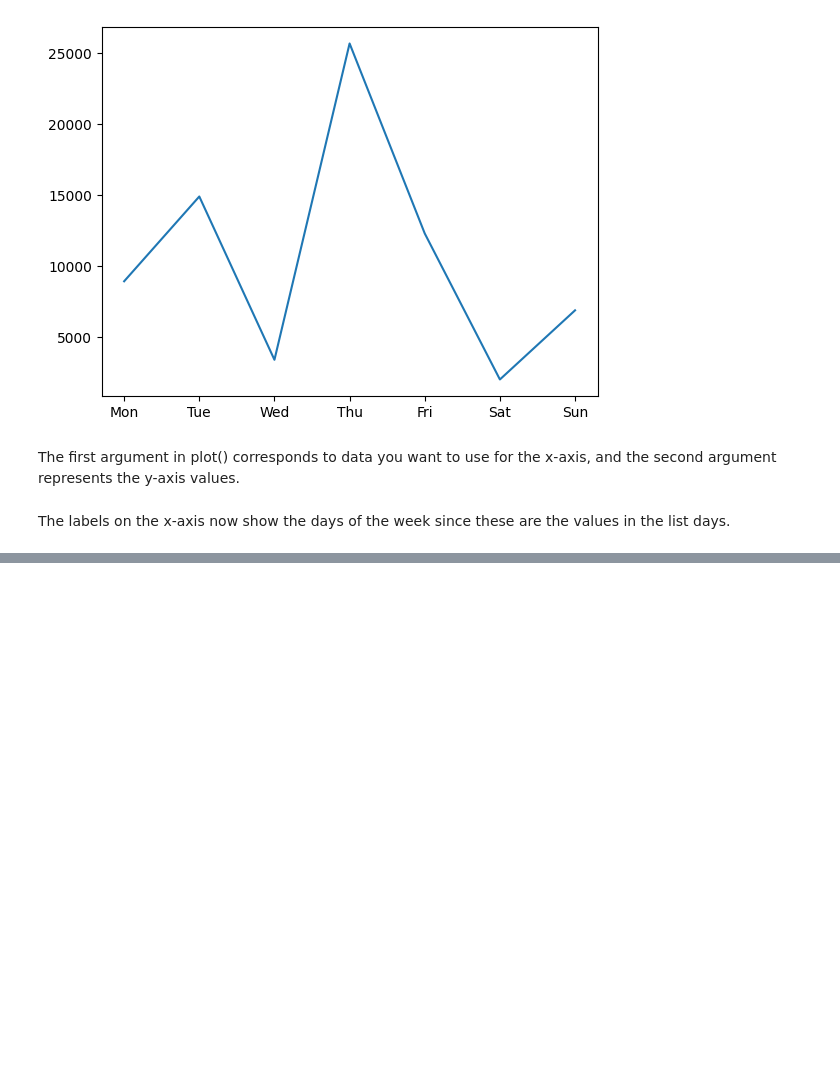
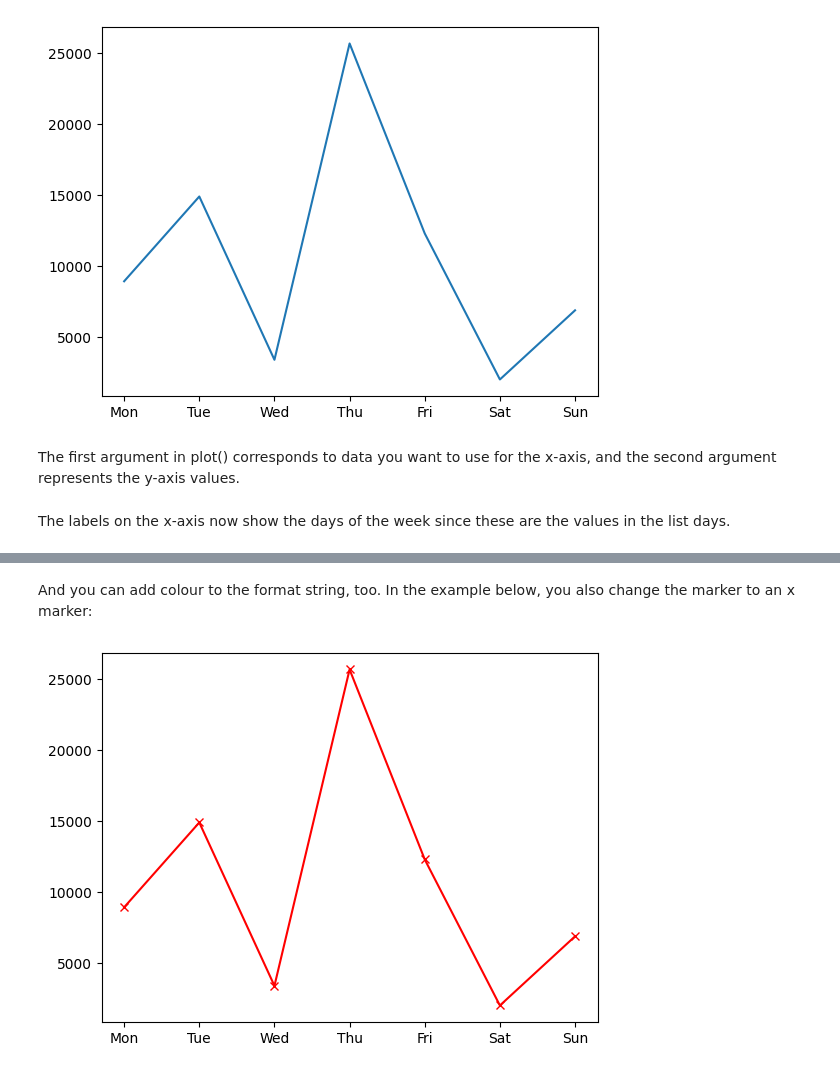
Before and after one commit to EfekanAlpsa/DataScientist-RoadMap, a Jupyter notebook: 3 - Pandas, Data Visualization/Matplotlib/Basics of Data Visualization in Python Using Matplotlib/Basics of Data Visualization in Python Using Matplotlib.ipynb, the cells around one changed output, grey strips where cells are left out. Saved outputs shown, nothing was run; the diff lists cells and outputs as text; code cells hidden in the pictures; blank space fills up the shorter version.

```diff
--- a/3 - Pandas, Data Visualization/Matplotlib/Basics of Data Visualization in Python Using Matplotlib/Basics of Data Visualization in Python Using Matplotlib.ipynb
+++ b/3 - Pandas, Data Visualization/Matplotlib/Basics of Data Visualization in Python Using Matplotlib/Basics of Data Visualization in Python Using Matplotlib.ipynb
@@ -54,0 +83,12 @@ The labels on the x-axis now show the days of the week since these are the value
+# %% [markdown]
+And you can add colour to the format string, too. In the example below, you also change the marker to an x marker:
+# %%
+import matplotlib.pyplot as plt
+
+days = ["Mon", "Tue", "Wed", "Thu", "Fri", "Sat", "Sun"]
+steps_walked = [8934, 14902, 3409, 25672, 12300, 2023, 6890]
+
+plt.plot(days, steps_walked, "x-r")
+plt.show()
+# %% [output]
+[figure, added]
```
Also changed, not shown: parts of 10 cells of this notebook.
